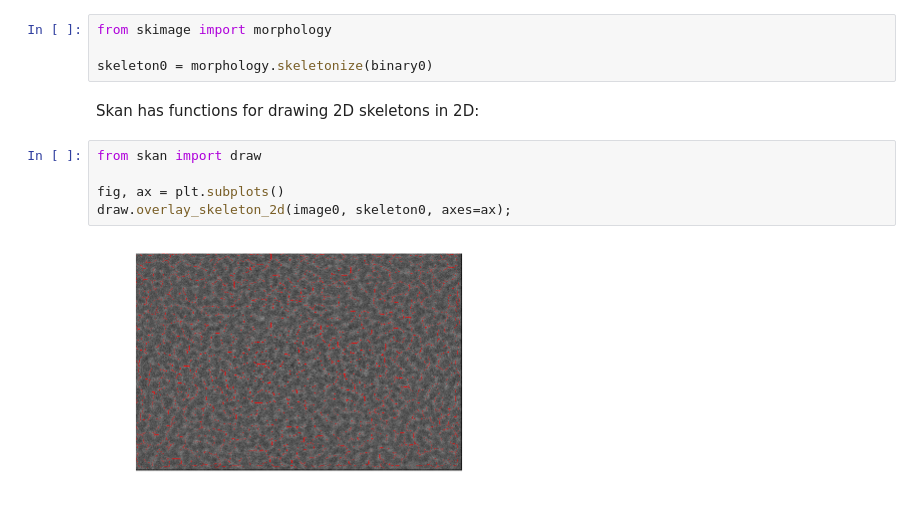
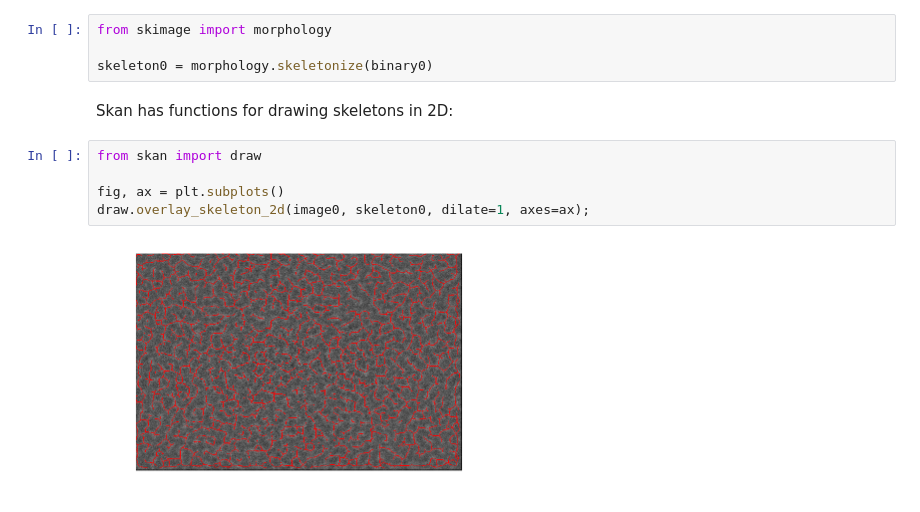
Before and after one commit to jni/skan, a Jupyter notebook: doc/getting_started.ipynb, the cells around one changed output. Saved outputs shown, nothing was run; the diff lists cells and outputs as text.

```diff
--- a/doc/getting_started.ipynb
+++ b/doc/getting_started.ipynb
@@ -67,11 +67,11 @@ from skimage import morphology
 
 skeleton0 = morphology.skeletonize(binary0)
 # %% [markdown]
-Skan has functions for drawing 2D skeletons in 2D:
+Skan has functions for drawing skeletons in 2D:
 # %%
 from skan import draw
 
 fig, ax = plt.subplots()
-draw.overlay_skeleton_2d(image0, skeleton0, axes=ax);
+draw.overlay_skeleton_2d(image0, skeleton0, dilate=1, axes=ax);
 # %% [output]
-[figure, old version]
+[figure, new version]
```
Also changed, not shown: parts of 9 cells of this notebook.
